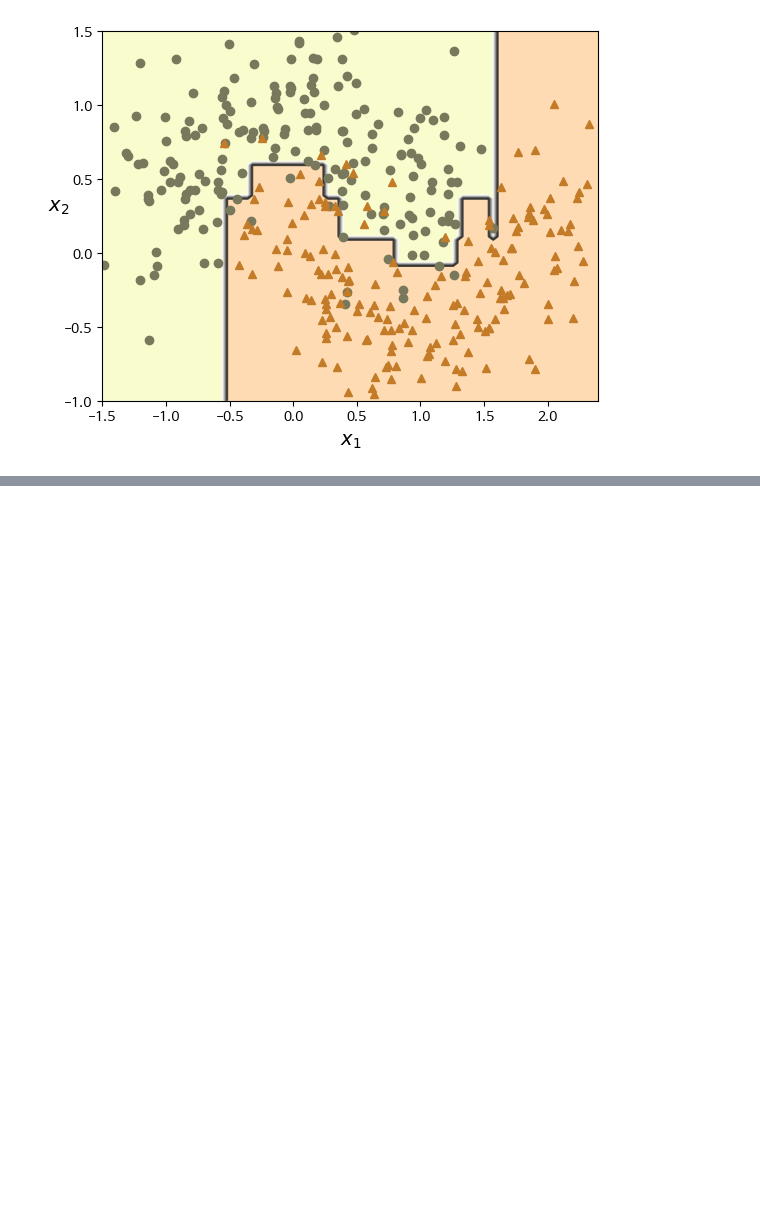
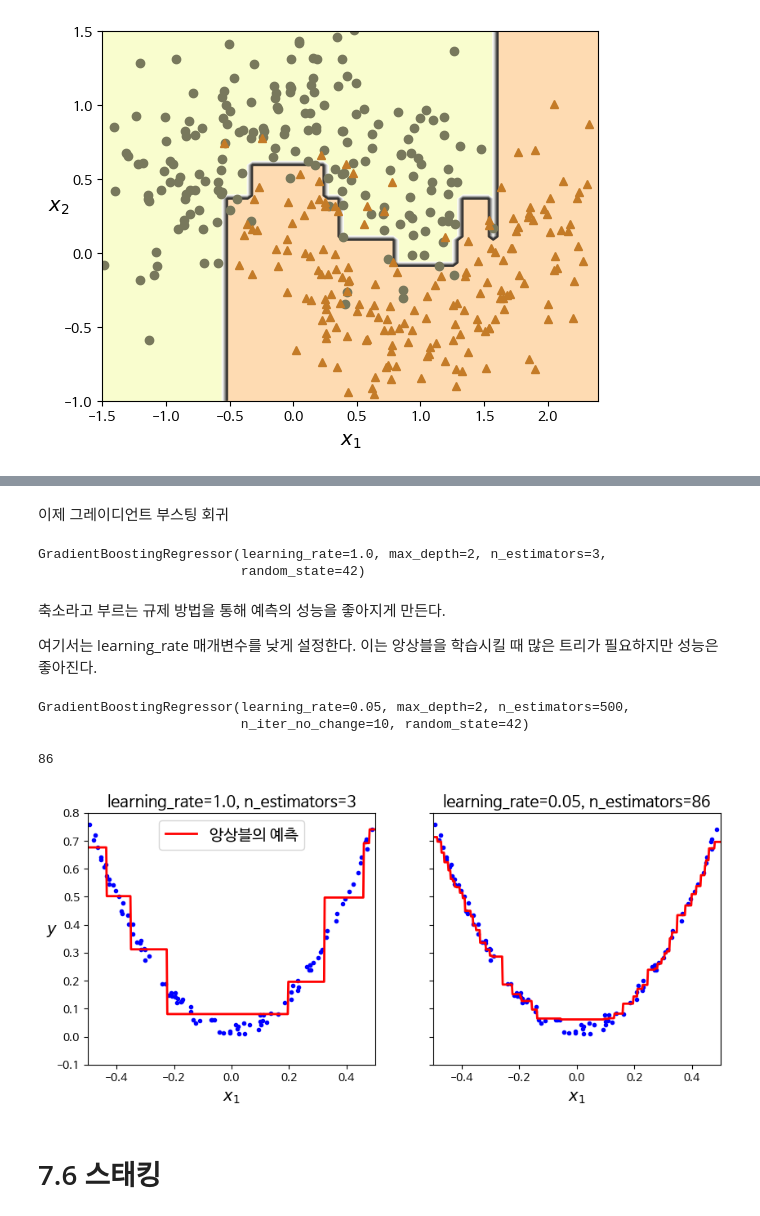
Before and after one commit to sheepjun96/Hands_On-Maching-Learning, a Jupyter notebook: 7장_앙상블_학습과_랜덤_포레스트.ipynb, the cells around one changed output, grey strips where cells are left out. Drawn from its saved outputs; the diff is of its cells as text; code cells hidden in the pictures; blank space fills up the shorter version.

```diff
--- a/7장_앙상블_학습과_랜덤_포레스트.ipynb
+++ b/7장_앙상블_학습과_랜덤_포레스트.ipynb
@@ -314,0 +403,50 @@ plot_decision_boundary(ada_clf, X_train, y_train)
+# %% [markdown]
+이제 그레이디언트 부스팅 회귀
+# %%
+from sklearn.ensemble import GradientBoostingRegressor
+
+gbrt = GradientBoostingRegressor(max_depth=2, n_estimators=3,
+                                 learning_rate=1.0, random_state=42)
+gbrt.fit(X, y)
+# %% [output]
+GradientBoostingRegressor(learning_rate=1.0, max_depth=2, n_estimators=3,
+                          random_state=42)
+# %% [markdown]
+축소라고 부르는 규제 방법을 통해 예측의 성능을 좋아지게 만든다.
+
+여기서는 learning_rate 매개변수를 낮게 설정한다. 이는 앙상블을 학습시킬 때 많은 트리가 필요하지만 성능은 좋아진다.
+# %%
+gbrt_best = GradientBoostingRegressor(
+    max_depth=2, learning_rate=0.05, n_estimators=500,
+    n_iter_no_change=10, random_state=42    # n_iter_no_change는 조기종료 매개변수
+)
+gbrt_best.fit(X, y)
+# %% [output]
+GradientBoostingRegressor(learning_rate=0.05, max_depth=2, n_estimators=500,
+                          n_iter_no_change=10, random_state=42)
+# %%
+gbrt_best.n_estimators_
+# %% [output]
+86
+# %%
+fig, axes = plt.subplots(ncols=2, figsize=(10, 4), sharey=True)
+
+plt.sca(axes[0])
+plot_predictions([gbrt], X, y, axes=[-0.5, 0.5, -0.1, 0.8], style="r-",
+                 label="앙상블의 예측")
+plt.title(f"learning_rate={gbrt.learning_rate}, "
+          f"n_estimators={gbrt.n_estimators_}")
+plt.xlabel("$x_1$")
+plt.ylabel("$y$", rotation=0)
+
+plt.sca(axes[1])
+plot_predictions([gbrt_best], X, y, axes=[-0.5, 0.5, -0.1, 0.8], style="r-")
+plt.title(f"learning_rate={gbrt_best.learning_rate}, "
+          f"n_estimators={gbrt_best.n_estimators_}")
+plt.xlabel("$x_1$")
+
+plt.show()
+# %% [output]
+[figure, added]
+# %% [markdown]
+# 7.6 스태킹
```
Also changed, not shown: parts of 10 cells of this notebook.
